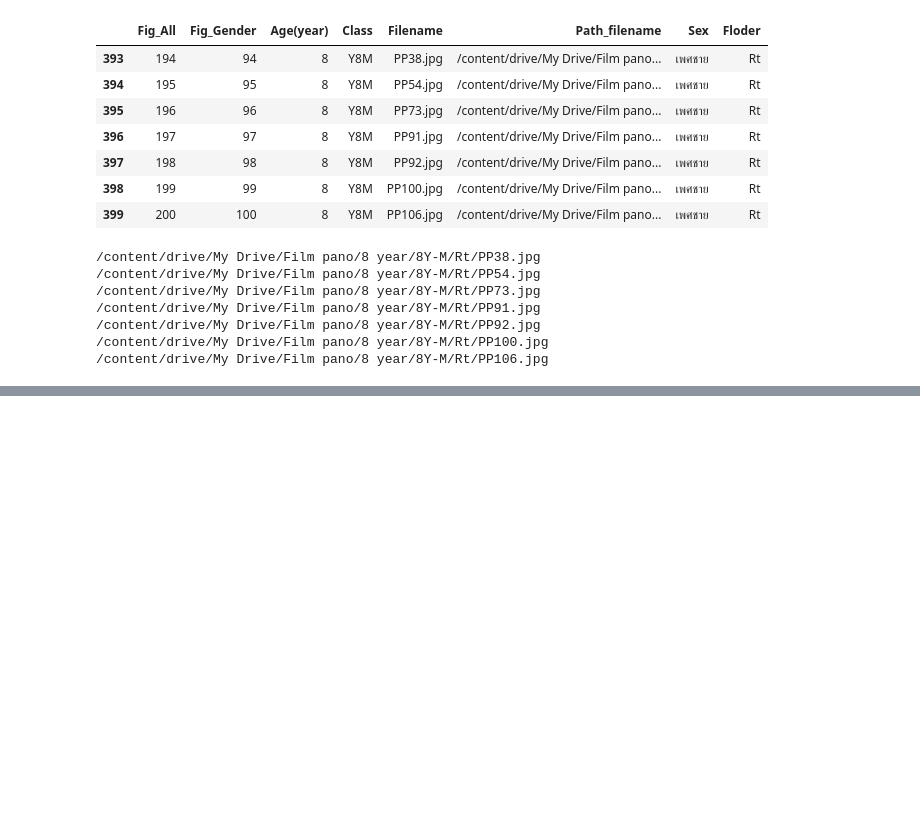
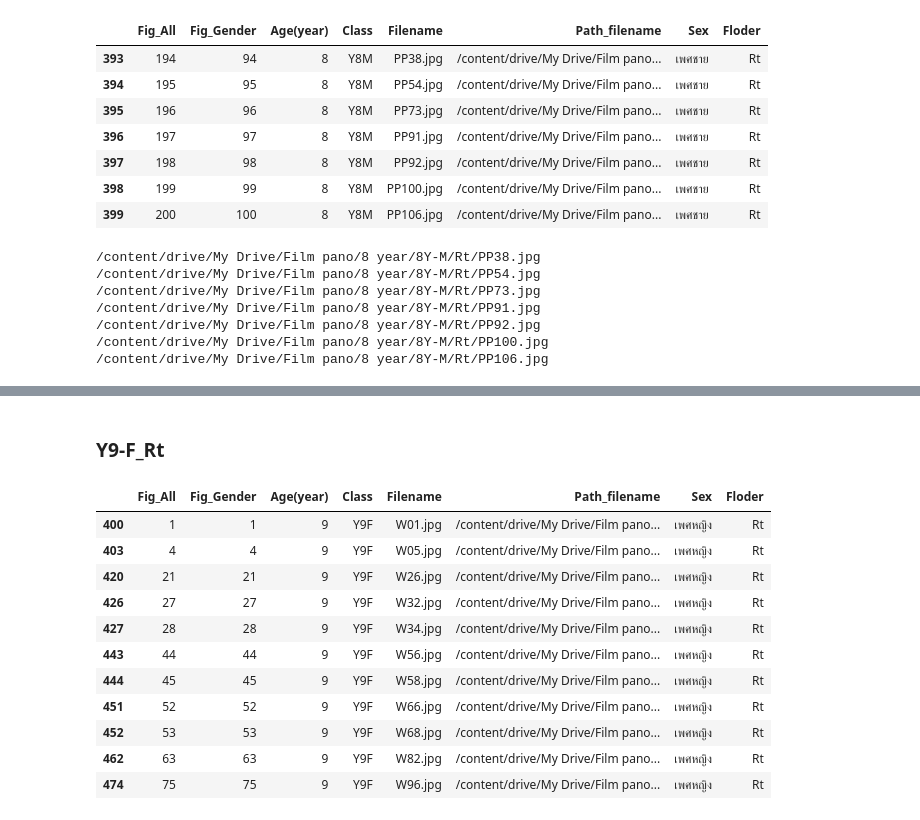
Before and after one commit to Wanita-8943/efficientnet_keras_transfer_learning, a Jupyter notebook: ตัดรูป.ipynb, the cells around one changed output, grey strips where cells are left out. Cells and saved outputs as stored; diff of their text form; code cells hidden in the pictures; blank space fills up the shorter version.

```diff
--- a/ตัดรูป.ipynb
+++ b/ตัดรูป.ipynb
@@ -724,0 +981,18 @@ for i in path:
+# %% [markdown]
+### Y9-F_Rt
+# %%
+Y9F_3= df[(df['Class'] == 'Y9F')&(df['Floder']=='Rt')]#หญิง
+Y9F_3
+# %% [output]
+|  | Fig_All | Fig_Gender | Age(year) | Class | Filename | Path_filename | Sex | Floder |
+| 400 | 1 | 1 | 9 | Y9F | W01.jpg | /content/drive/My Drive/Film pano... | เพศหญิง | Rt |
+| 403 | 4 | 4 | 9 | Y9F | W05.jpg | /content/drive/My Drive/Film pano... | เพศหญิง | Rt |
+| 420 | 21 | 21 | 9 | Y9F | W26.jpg | /content/drive/My Drive/Film pano... | เพศหญิง | Rt |
+| 426 | 27 | 27 | 9 | Y9F | W32.jpg | /content/drive/My Drive/Film pano... | เพศหญิง | Rt |
+| 427 | 28 | 28 | 9 | Y9F | W34.jpg | /content/drive/My Drive/Film pano... | เพศหญิง | Rt |
+| 443 | 44 | 44 | 9 | Y9F | W56.jpg | /content/drive/My Drive/Film pano... | เพศหญิง | Rt |
+| 444 | 45 | 45 | 9 | Y9F | W58.jpg | /content/drive/My Drive/Film pano... | เพศหญิง | Rt |
+| 451 | 52 | 52 | 9 | Y9F | W66.jpg | /content/drive/My Drive/Film pano... | เพศหญิง | Rt |
+| 452 | 53 | 53 | 9 | Y9F | W68.jpg | /content/drive/My Drive/Film pano... | เพศหญิง | Rt |
+| 462 | 63 | 63 | 9 | Y9F | W82.jpg | /content/drive/My Drive/Film pano... | เพศหญิง | Rt |
+| 474 | 75 | 75 | 9 | Y9F | W96.jpg | /content/drive/My Drive/Film pano... | เพศหญิง | Rt |
```
Also changed, not shown: parts of 17 cells of this notebook.
